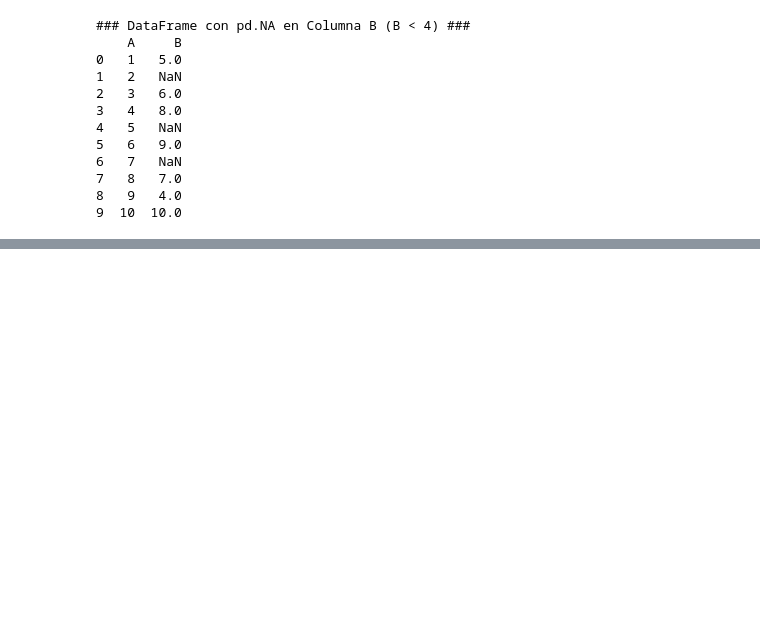
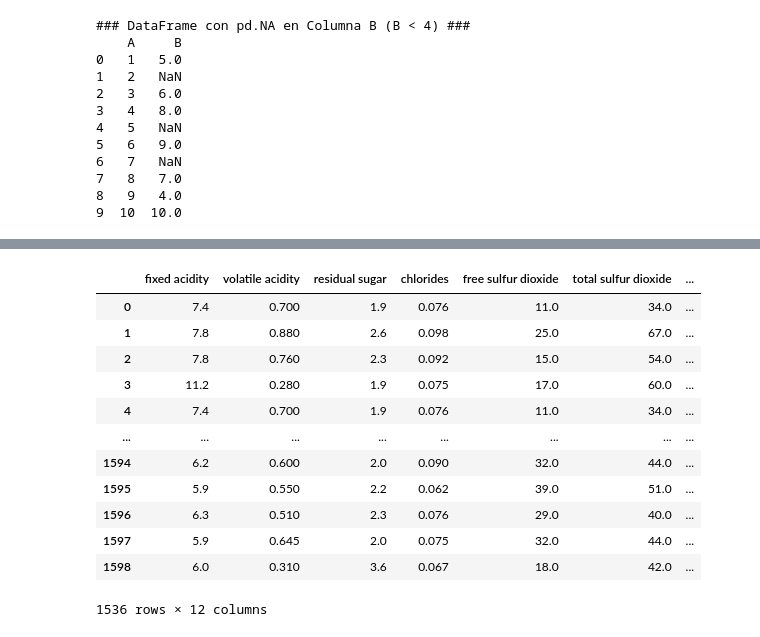
Before and after one commit to bonderick278935-spec/Klassmade, a Jupyter notebook: Practice N.2.ipynb, the cells around one changed output, grey strips where cells are left out. Saved outputs shown, nothing was run; the diff lists cells and outputs as text; code cells hidden in the pictures; blank space fills up the shorter version.

```diff
--- a/Practice N.2.ipynb
+++ b/Practice N.2.ipynb
@@ -125,0 +297,23 @@ print(df)
+# %%
+# (d) Convierte los valores de la columna citric acid a porcentajes.
+import pandas as pd
+import numpy as np
+
+# Multiplicar por 100 y renombrar la columna para reflejar la unidad
+df['citric acid (%)'] = df['citric acid'] * 100
+df = df.drop(columns=['citric acid']) # eliminar la columna original
+df
+# %% [output]
+|  | fixed acidity | volatile acidity | residual sugar | chlorides | free sulfur dioxide | total sulfur dioxide | ... |
+| 0 | 7.4 | 0.700 | 1.9 | 0.076 | 11.0 | 34.0 | ... |
+| 1 | 7.8 | 0.880 | 2.6 | 0.098 | 25.0 | 67.0 | ... |
+| 2 | 7.8 | 0.760 | 2.3 | 0.092 | 15.0 | 54.0 | ... |
+| 3 | 11.2 | 0.280 | 1.9 | 0.075 | 17.0 | 60.0 | ... |
+| 4 | 7.4 | 0.700 | 1.9 | 0.076 | 11.0 | 34.0 | ... |
+| ... | ... | ... | ... | ... | ... | ... | ... |
+| 1594 | 6.2 | 0.600 | 2.0 | 0.090 | 32.0 | 44.0 | ... |
+| 1595 | 5.9 | 0.550 | 2.2 | 0.062 | 39.0 | 51.0 | ... |
+| 1596 | 6.3 | 0.510 | 2.3 | 0.076 | 29.0 | 40.0 | ... |
+| 1597 | 5.9 | 0.645 | 2.0 | 0.075 | 32.0 | 44.0 | ... |
+| 1598 | 6.0 | 0.310 | 3.6 | 0.067 | 18.0 | 42.0 | ... |
+1536 rows × 12 columns
```
Also changed, not shown: parts of 8 cells of this notebook.
